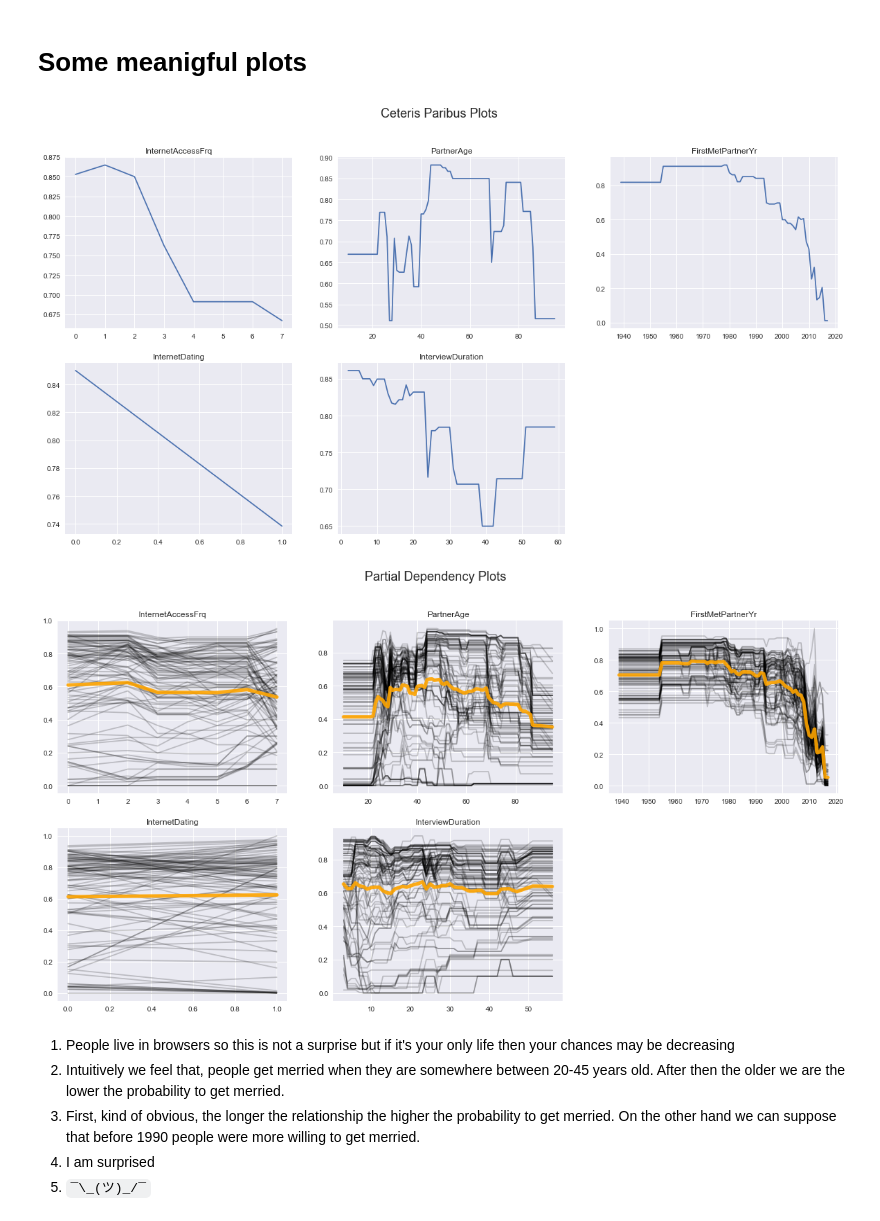
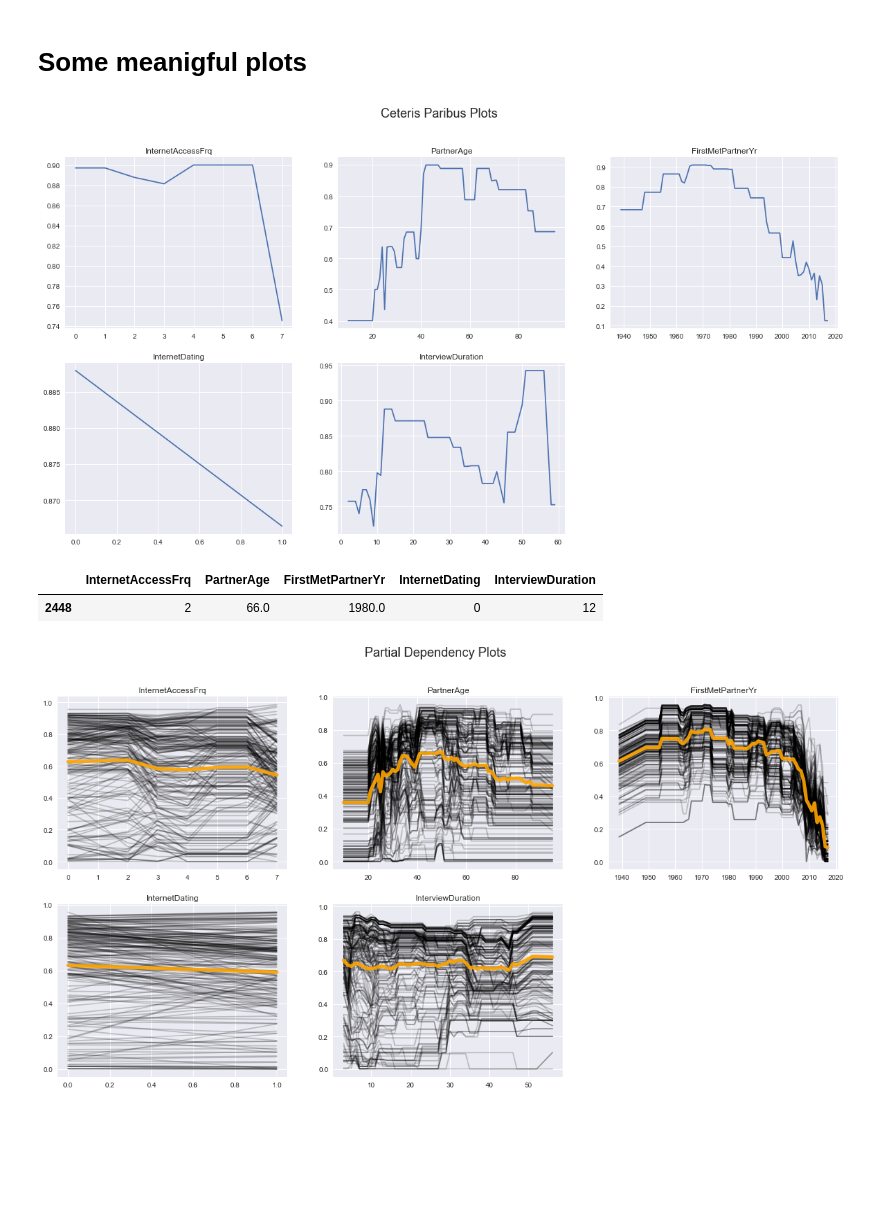
Before and after one commit to pbiecek/InterpretableMachineLearning2018S, a Jupyter notebook: PraceDomowe/PD1/urbaszek_pd1.ipynb, the cells around one changed output. Cells and saved outputs as stored; diff of their text form; code cells hidden in the pictures; blank space fills up the shorter version.

```diff
--- a/PraceDomowe/PD1/urbaszek_pd1.ipynb
+++ b/PraceDomowe/PD1/urbaszek_pd1.ipynb
@@ -206,17 +203,14 @@ g = visualizer.poof()
 # Some meanigful plots
 # %%
 ex = Explain()
-sample = X_test.sample(1).values[0]
-dat = ex.ceterisp(forest, X, sample, all=True)
+sample = X_test.sample(1)
+dat = ex.ceterisp(forest, X, sample.values[0], all=True)
+sample
 # %% [output]
-[figure, old version]
+[figure, new version]
+|  | InternetAccessFrq | PartnerAge | FirstMetPartnerYr | InternetDating | InterviewDuration |
+| 2448 | 2 | 66.0 | 1980.0 | 0 | 12 |
 # %%
-ex.partialdp(forest, X_test, n=100, all=True)
+ex.partialdp(forest, X_test, n=200, all=True)
 # %% [output]
-[figure, old version]
+[figure, new version]
-# %% [markdown]
-1. People live in browsers so this is not a surprise but if it's your only life then your chances may be decreasing
-2. Intuitively we feel that, people get merried when they are somewhere between 20-45 years old. After then the older we are the lower the probability to get merried.
-3. First, kind of obvious, the longer the relationship the higher the probability to get merried. On the other hand we can suppose that before 1990 people were more willing to get merried.
-4. I am surprised
-5. `¯\_(ツ)_/¯`
```
Also changed, not shown: parts of 4 cells of this notebook.
